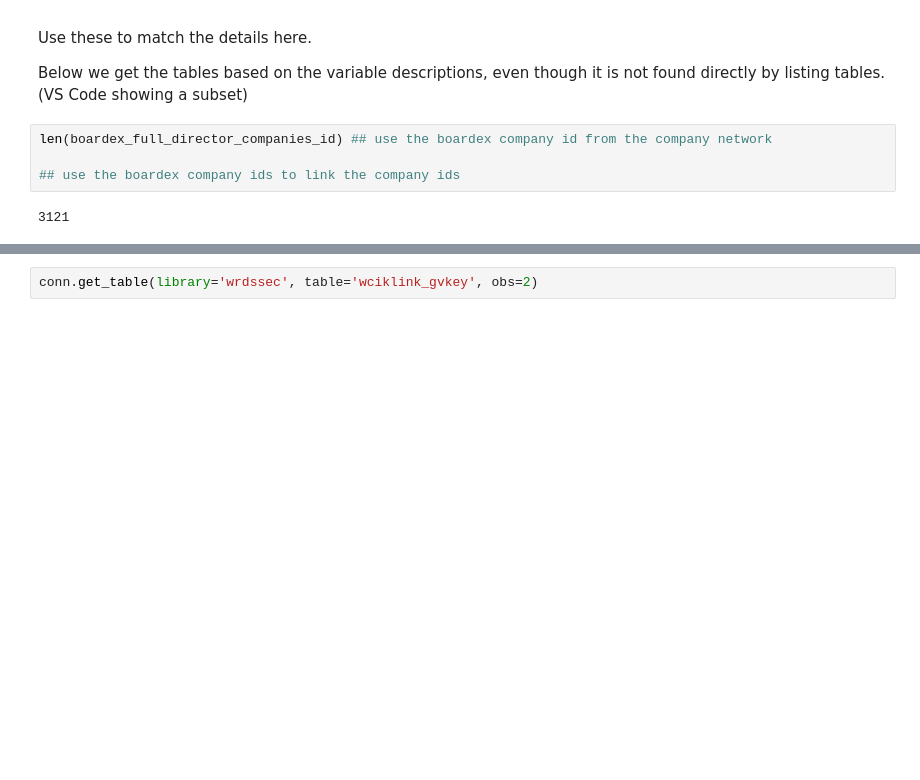
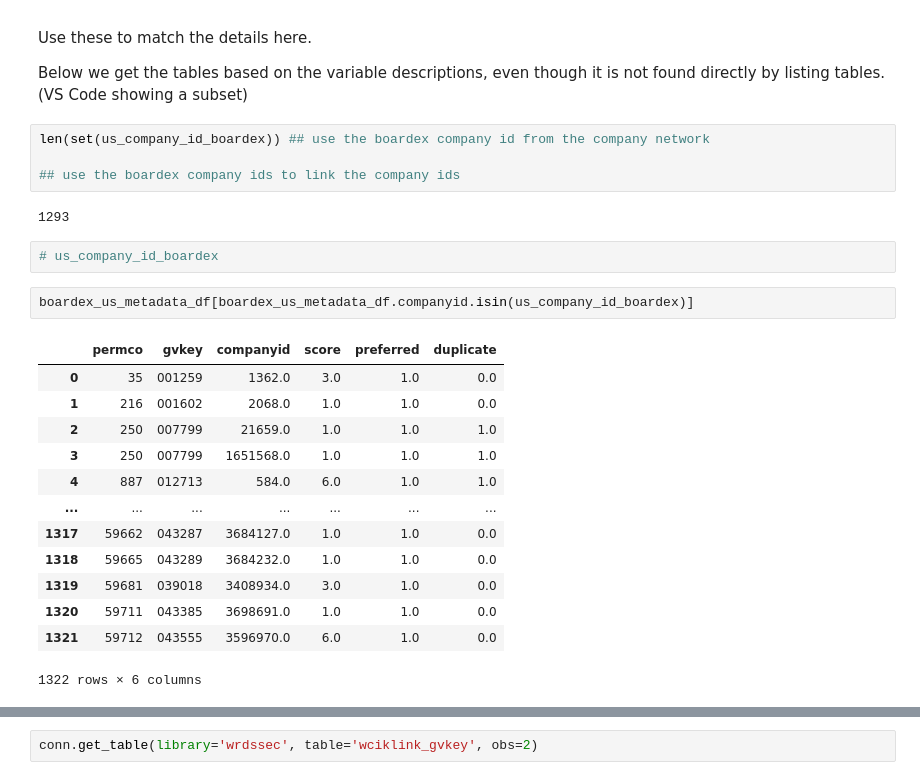
Before and after one commit to PeterHuGC/Imperial_Dissertation_Research, a Jupyter notebook: 8.EDA_All_Data/1.Full_Data_Query_Approach.ipynb, the cells around one changed output, grey strips where cells are left out. Cells and saved outputs as stored; diff of their text form; blank space fills up the shorter version.

Commit message:
Updated CIK companies lower numbers for report

```diff
--- a/8.EDA_All_Data/1.Full_Data_Query_Approach.ipynb
+++ b/8.EDA_All_Data/1.Full_Data_Query_Approach.ipynb
@@ -547,8 +547,26 @@ Use these to match the details here.
 
 Below we get the tables based on the variable descriptions, even though it is not found directly by listing tables. (VS Code showing a subset)
 # %%
-len(boardex_full_director_companies_id) ## use the boardex company id from the company network
+len(set(us_company_id_boardex)) ## use the boardex company id from the company network
 
 ## use the boardex company ids to link the company ids
 # %% [output]
-3121
+1293
+# %%
+# us_company_id_boardex
+# %%
+boardex_us_metadata_df[boardex_us_metadata_df.companyid.isin(us_company_id_boardex)]
+# %% [output]
+|  | permco | gvkey | companyid | score | preferred | duplicate |
+| 0 | 35 | 001259 | 1362.0 | 3.0 | 1.0 | 0.0 |
+| 1 | 216 | 001602 | 2068.0 | 1.0 | 1.0 | 0.0 |
+| 2 | 250 | 007799 | 21659.0 | 1.0 | 1.0 | 1.0 |
+| 3 | 250 | 007799 | 1651568.0 | 1.0 | 1.0 | 1.0 |
+| 4 | 887 | 012713 | 584.0 | 6.0 | 1.0 | 1.0 |
+| ... | ... | ... | ... | ... | ... | ... |
+| 1317 | 59662 | 043287 | 3684127.0 | 1.0 | 1.0 | 0.0 |
+| 1318 | 59665 | 043289 | 3684232.0 | 1.0 | 1.0 | 0.0 |
+| 1319 | 59681 | 039018 | 3408934.0 | 3.0 | 1.0 | 0.0 |
+| 1320 | 59711 | 043385 | 3698691.0 | 1.0 | 1.0 | 0.0 |
+| 1321 | 59712 | 043555 | 3596970.0 | 6.0 | 1.0 | 0.0 |
+1322 rows × 6 columns
```
Also changed, not shown: parts of 5 cells of this notebook.
